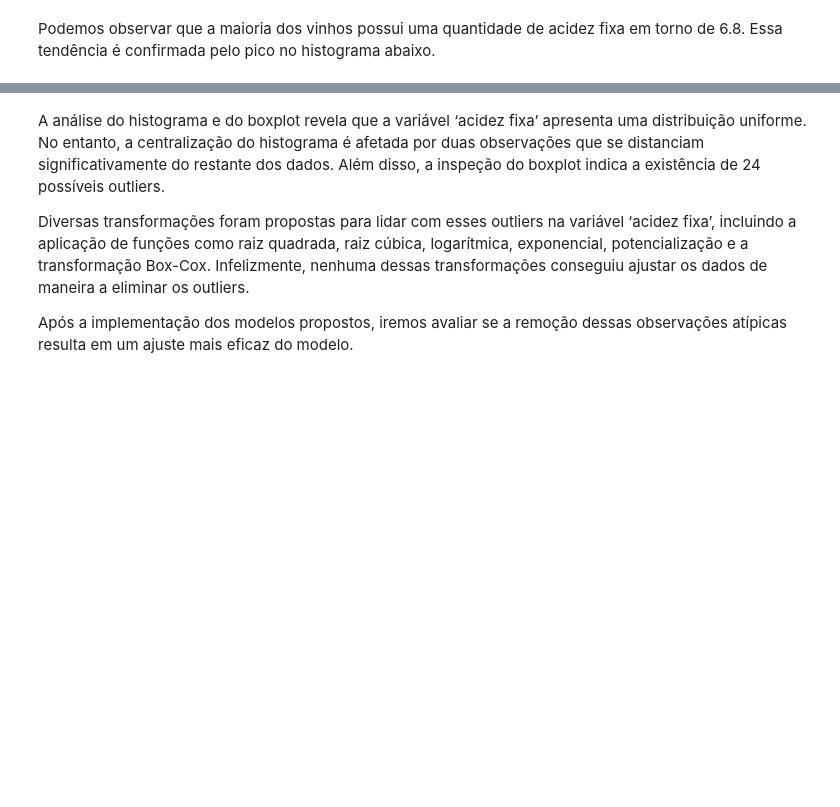
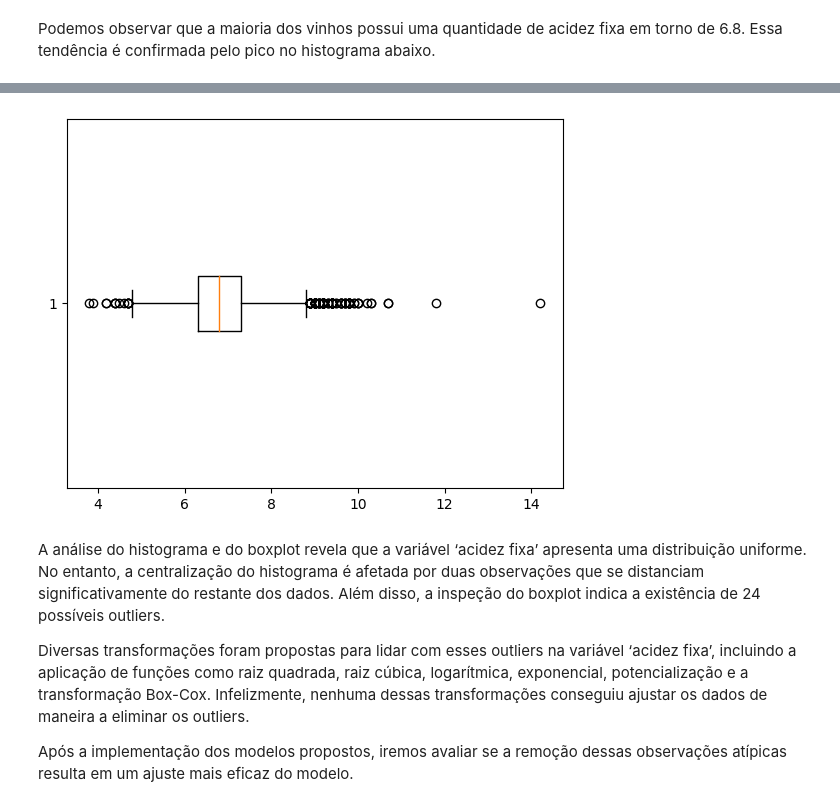
Before and after one commit to gabrieldadcarvalho/machine_learning, a Jupyter notebook: wine_quality/analitic_wine.ipynb, the cells around one changed output, grey strips where cells are left out. Cells and saved outputs as stored; diff of their text form; code cells hidden in the pictures; blank space fills up the shorter version.

```diff
--- a/wine_quality/analitic_wine.ipynb
+++ b/wine_quality/analitic_wine.ipynb
@@ -148,6 +148,9 @@ px.histogram(x["fixed acidity"], nbins=55).show()
 # %%
 # Criação do grafico box-plot para a variável 'fixed acidity'
-px.box(x,"fixed acidity").show()
+plt.boxplot(x["fixed acidity"], vert=False)
+plt.show()
+# %% [output]
+[figure, added]
 # %% [markdown]
 A análise do histograma e do boxplot revela que a variável ‘acidez fixa’ apresenta uma distribuição uniforme. No entanto, a centralização do histograma é afetada por duas observações que se distanciam significativamente do restante dos dados. Além disso, a inspeção do boxplot indica a existência de 24 possíveis outliers.
 
```
Also changed, not shown: parts of 31 cells of this notebook.
